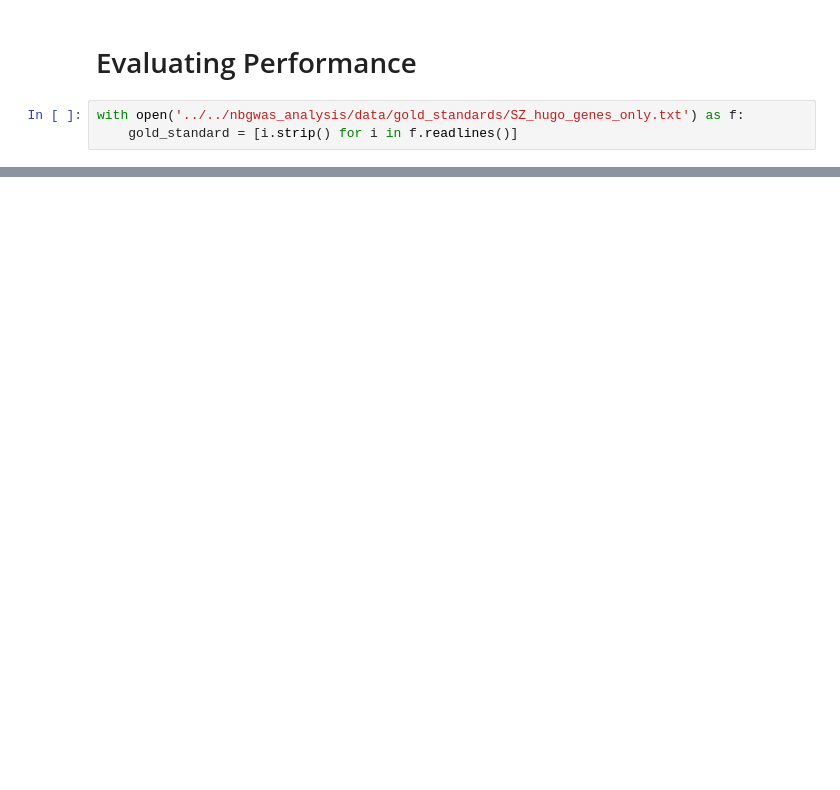
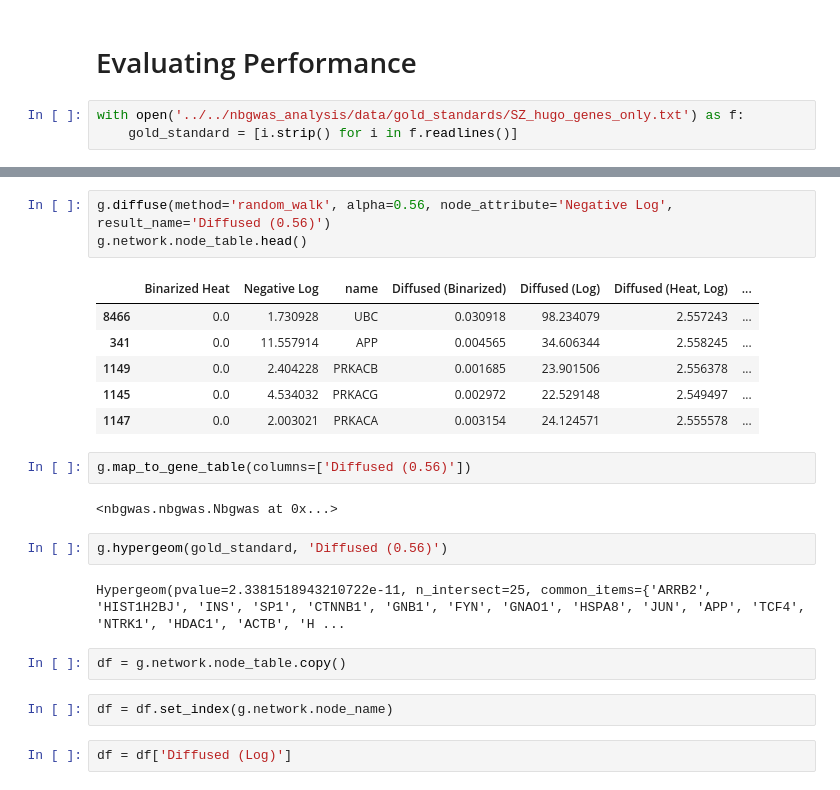
Before and after one commit to shfong/naga, a Jupyter notebook: notebooks/tutorial.ipynb, the cells around one changed output, grey strips where cells are left out. Cells and saved outputs as stored; diff of their text form; blank space fills up the shorter version.

```diff
--- a/notebooks/tutorial.ipynb
+++ b/notebooks/tutorial.ipynb
@@ -241,0 +248,24 @@ Hypergeom(pvalue=0.5147966063043954, n_intersect=5, common_items={'FGFBP1', 'EIF
+# %%
+g.diffuse(method='random_walk', alpha=0.56, node_attribute='Negative Log', result_name='Diffused (0.56)')
+g.network.node_table.head()
+# %% [output]
+|  | Binarized Heat | Negative Log | name | Diffused (Binarized) | Diffused (Log) | Diffused (Heat, Log) | ... |
+| 8466 | 0.0 | 1.730928 | UBC | 0.030918 | 98.234079 | 2.557243 | ... |
+| 341 | 0.0 | 11.557914 | APP | 0.004565 | 34.606344 | 2.558245 | ... |
+| 1149 | 0.0 | 2.404228 | PRKACB | 0.001685 | 23.901506 | 2.556378 | ... |
+| 1145 | 0.0 | 4.534032 | PRKACG | 0.002972 | 22.529148 | 2.549497 | ... |
+| 1147 | 0.0 | 2.003021 | PRKACA | 0.003154 | 24.124571 | 2.555578 | ... |
+# %%
+g.map_to_gene_table(columns=['Diffused (0.56)'])
+# %% [output]
+<nbgwas.nbgwas.Nbgwas at 0x...>
+# %%
+g.hypergeom(gold_standard, 'Diffused (0.56)')
+# %% [output]
+Hypergeom(pvalue=2.3381518943210722e-11, n_intersect=25, common_items={'ARRB2', 'HIST1H2BJ', 'INS', 'SP1', 'CTNNB1', 'GNB1', 'FYN', 'GNAO1', 'HSPA8', 'JUN', 'APP', 'TCF4', 'NTRK1', 'HDAC1', 'ACTB', 'H ...
+# %%
+df = g.network.node_table.copy()
+# %%
+df = df.set_index(g.network.node_name)
+# %%
+df = df['Diffused (Log)']
```
Also changed, not shown: parts of 7 cells of this notebook, 1 other file.
